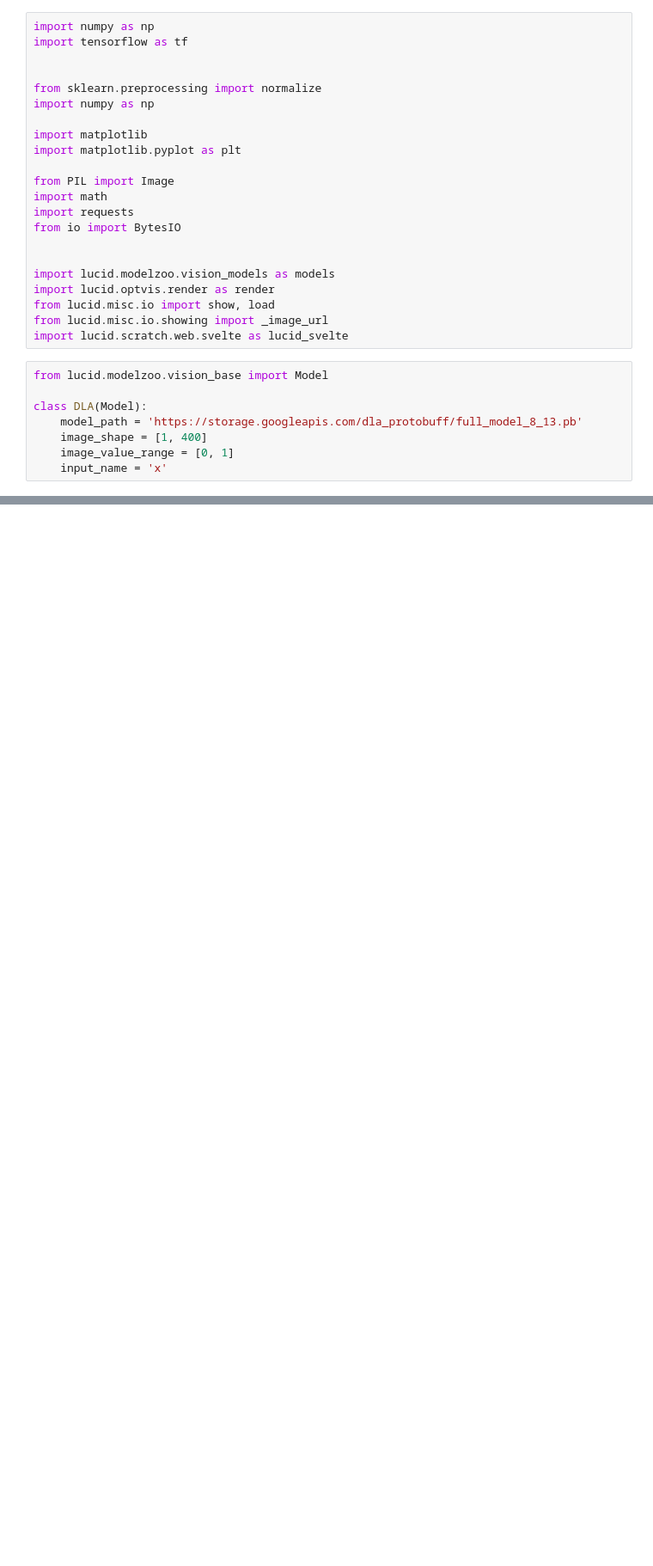
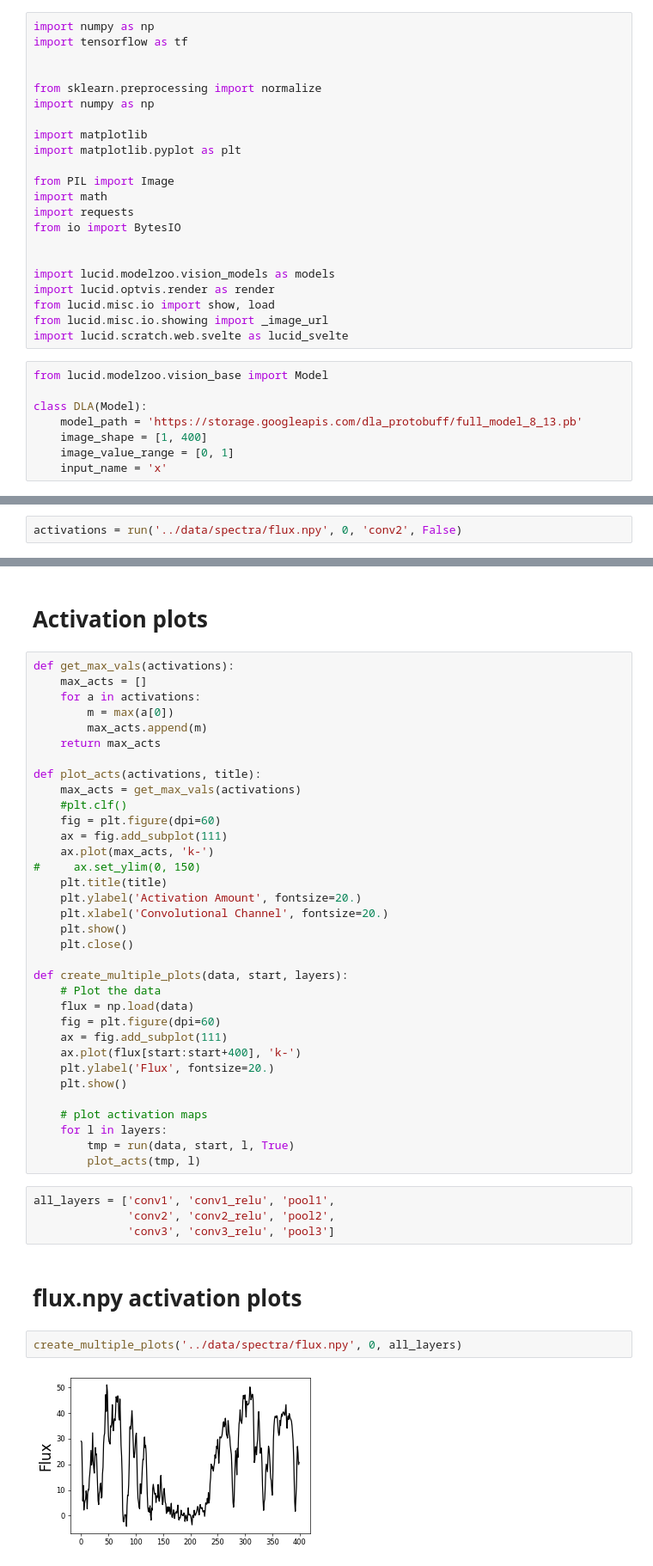
Before and after one commit to DeepIGM/dla_cnn, a Jupyter notebook: lucid_work/notebooks/semantic_dictionary.ipynb, the cells around one changed output, grey strips where cells are left out. Shown at 86% size. Drawn from its saved outputs; the diff is of its cells as text; blank space fills up the shorter version.

```diff
--- a/lucid_work/notebooks/semantic_dictionary.ipynb
+++ b/lucid_work/notebooks/semantic_dictionary.ipynb
@@ -296,0 +255,2 @@ acts = run('../data/spectra/flux.npy', 0, 'conv1', True)
+# %%
+activations = run('../data/spectra/flux.npy', 0, 'conv2', False)
@@ -296,0 +259,46 @@ acts = run('../data/spectra/flux.npy', 0, 'conv1', True)
+# %% [markdown]
+# Activation plots
+# %%
+def get_max_vals(activations):
+    max_acts = []
+    for a in activations:
+        m = max(a[0])
+        max_acts.append(m)
+    return max_acts
+
+def plot_acts(activations, title):
+    max_acts = get_max_vals(activations)
+    #plt.clf()
+    fig = plt.figure(dpi=60)
+    ax = fig.add_subplot(111)
+    ax.plot(max_acts, 'k-')
+#     ax.set_ylim(0, 150)
+    plt.title(title)
+    plt.ylabel('Activation Amount', fontsize=20.)
+    plt.xlabel('Convolutional Channel', fontsize=20.)
+    plt.show()
+    plt.close()
+
+def create_multiple_plots(data, start, layers):
+    # Plot the data
+    flux = np.load(data)
+    fig = plt.figure(dpi=60)
+    ax = fig.add_subplot(111)
+    ax.plot(flux[start:start+400], 'k-')
+    plt.ylabel('Flux', fontsize=20.)
+    plt.show()
+
+    # plot activation maps
+    for l in layers:
+        tmp = run(data, start, l, True)
+        plot_acts(tmp, l)
+# %%
+all_layers = ['conv1', 'conv1_relu', 'pool1',
+              'conv2', 'conv2_relu', 'pool2',
+              'conv3', 'conv3_relu', 'pool3']
+# %% [markdown]
+# flux.npy activation plots
+# %%
+create_multiple_plots('../data/spectra/flux.npy', 0, all_layers)
+# %% [output]
+[figure, added]
```
Also changed, not shown: parts of 20 cells of this notebook, 4 other files.
